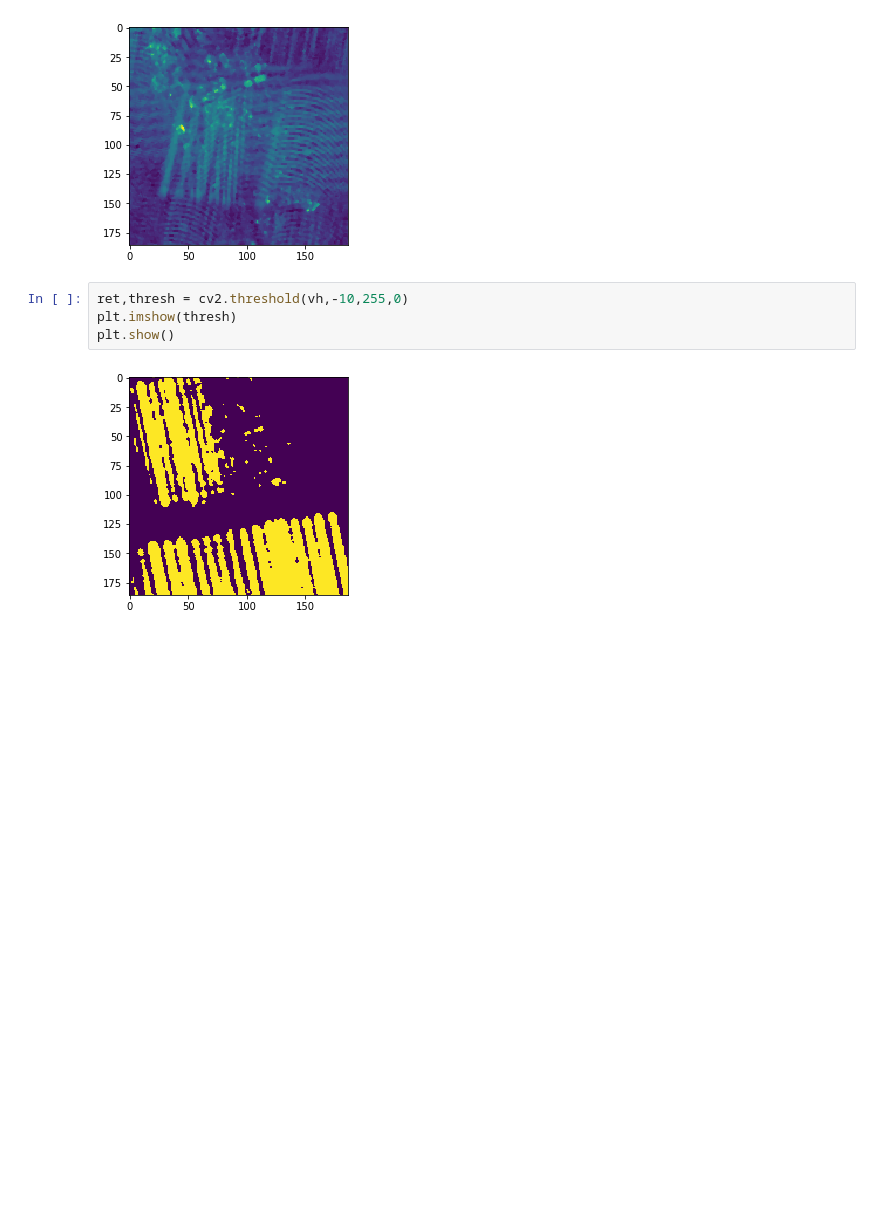
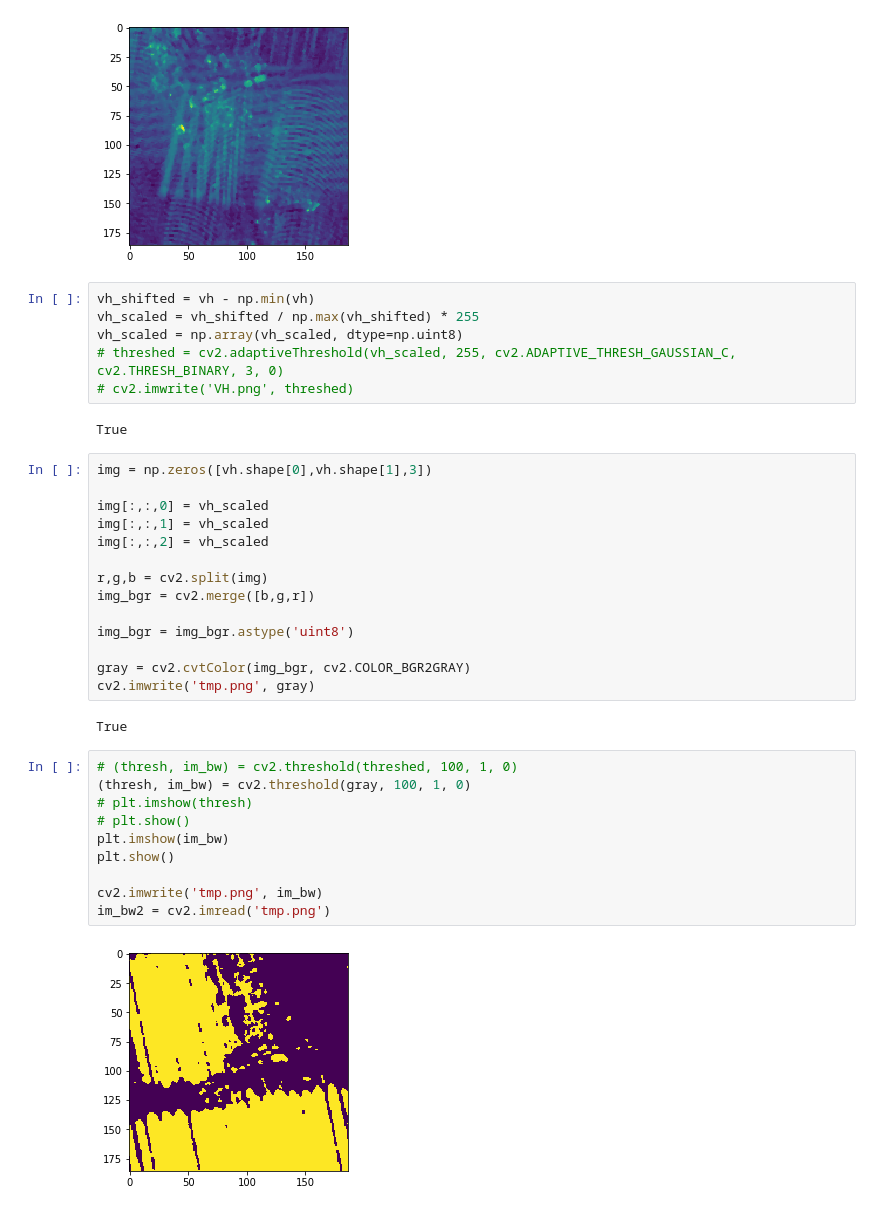
Before and after one commit to rytse/owsf, a Jupyter notebook: process_and_plot.ipynb, the cells around one changed output. Saved outputs shown, nothing was run; the diff lists cells and outputs as text; blank space fills up the shorter version.

```diff
--- a/process_and_plot.ipynb
+++ b/process_and_plot.ipynb
@@ -20,9 +20,39 @@ plt.show()
 # %% [output]
 [figure]
 [figure]
-# %%
-ret,thresh = cv2.threshold(vh,-10,255,0)
-plt.imshow(thresh)
-plt.show()
-# %% [output]
-[figure, removed]
+# %%
+vh_shifted = vh - np.min(vh)
+vh_scaled = vh_shifted / np.max(vh_shifted) * 255
+vh_scaled = np.array(vh_scaled, dtype=np.uint8)
+# threshed = cv2.adaptiveThreshold(vh_scaled, 255, cv2.ADAPTIVE_THRESH_GAUSSIAN_C, cv2.THRESH_BINARY, 3, 0)
+# cv2.imwrite('VH.png', threshed)
+# %% [output]
+True
+# %%
+img = np.zeros([vh.shape[0],vh.shape[1],3])
+
+img[:,:,0] = vh_scaled
+img[:,:,1] = vh_scaled
+img[:,:,2] = vh_scaled
+
+r,g,b = cv2.split(img)
+img_bgr = cv2.merge([b,g,r])
+
+img_bgr = img_bgr.astype('uint8')
+
+gray = cv2.cvtColor(img_bgr, cv2.COLOR_BGR2GRAY)
+cv2.imwrite('tmp.png', gray)
+# %% [output]
+True
+# %%
+# (thresh, im_bw) = cv2.threshold(threshed, 100, 1, 0)
+(thresh, im_bw) = cv2.threshold(gray, 100, 1, 0)
+# plt.imshow(thresh)
+# plt.show()
+plt.imshow(im_bw)
+plt.show()
+
+cv2.imwrite('tmp.png', im_bw)
+im_bw2 = cv2.imread('tmp.png')
+# %% [output]
+[figure, added]
```
Also changed, not shown: parts of 1 cell of this notebook, 3 other files.
